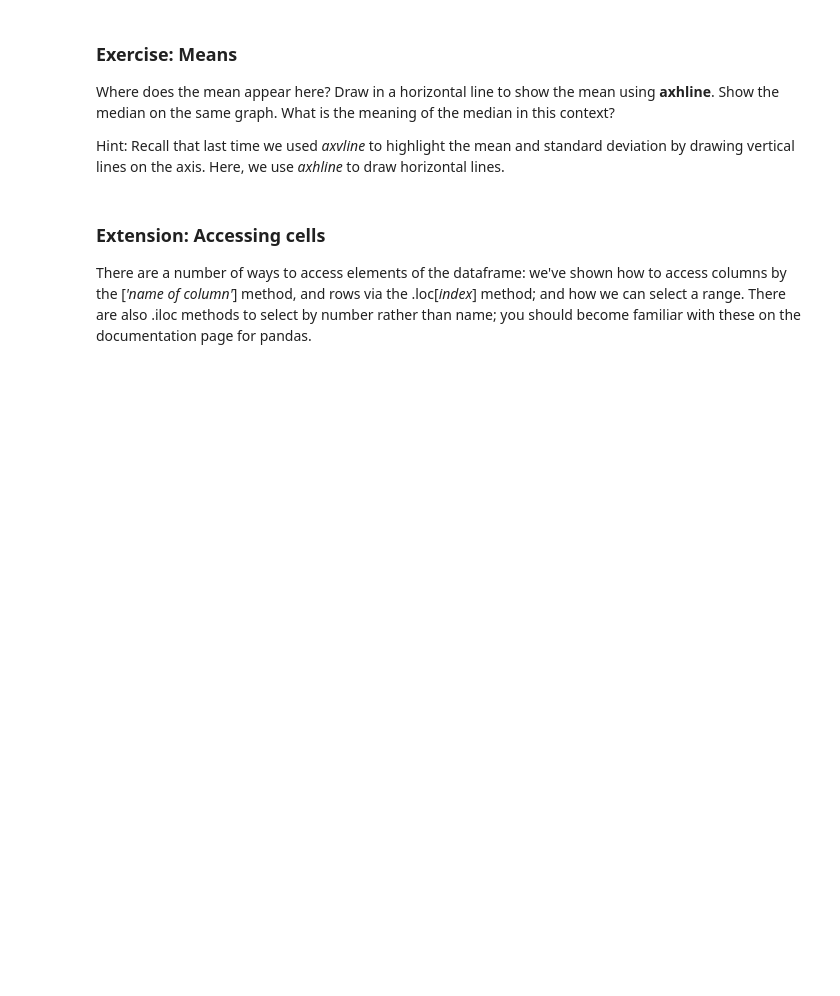
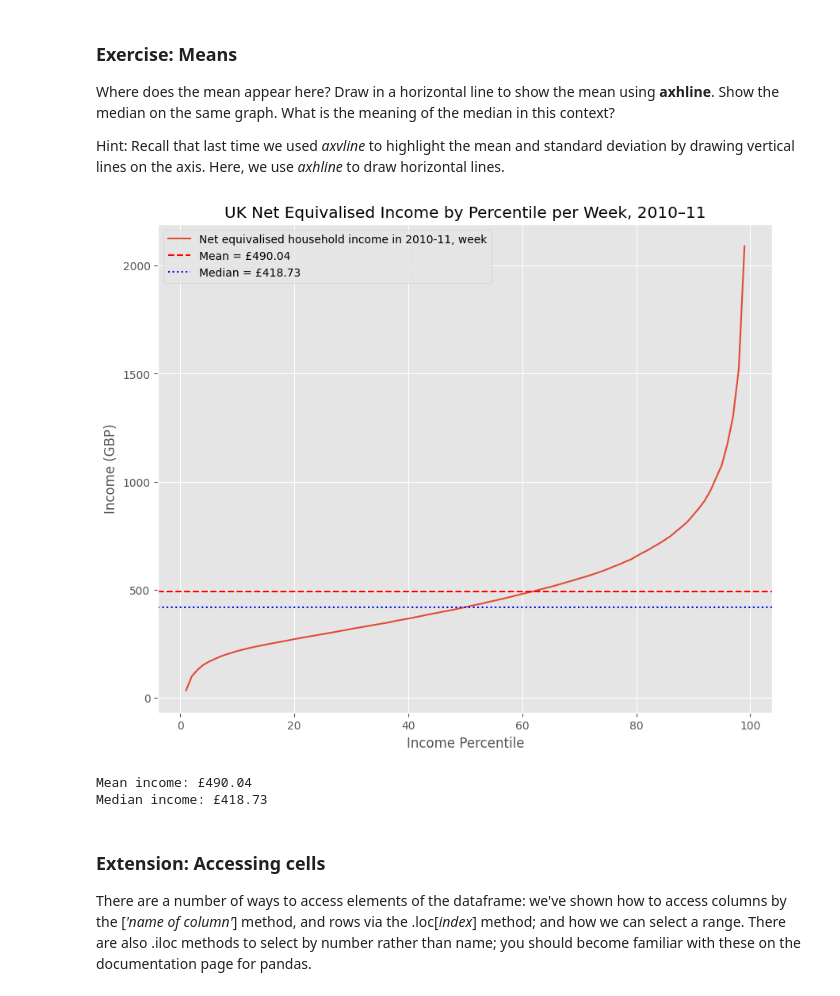
Before and after one commit to milanhassanucl/QM2, a Jupyter notebook: W2_Working_with_Data_in_Pandas.ipynb, the cells around one changed output. Cells and saved outputs as stored; diff of their text form; code cells hidden in the pictures; blank space fills up the shorter version.

```diff
--- a/W2_Working_with_Data_in_Pandas.ipynb
+++ b/W2_Working_with_Data_in_Pandas.ipynb
@@ -211,6 +220,41 @@ We see a curve that is pretty linear in the middle region, but curves rapidly up
 Where does the mean appear here? Draw in a horizontal line to show the mean using **axhline**. Show the median on the same graph. What is the meaning of the median in this context?
 
 Hint: Recall that last time we used *axvline* to highlight the mean and standard deviation by drawing vertical lines on the axis. Here, we use *axhline* to draw horizontal lines.
+# %%
+import pandas as pd
+import matplotlib.pyplot as plt
+
+# Load the data
+data_path = "./data/wk2/incomes.csv"
+income = pd.read_csv(data_path, index_col=0)
+
+# Select the income column
+income_col = 'Net equivalised household income in 2010-11, week'
+incomes = income[income_col]
+
+# Calculate mean and median
+mean_income = incomes.mean()
+median_income = incomes.median()
+
+# Plot income by percentile
+incomes.plot()
+plt.title('UK Net Equivalised Income by Percentile per Week, 2010–11')
+plt.xlabel('Income Percentile')
+plt.ylabel('Income (GBP)')
+
+# Draw horizontal lines for mean and median
+plt.axhline(mean_income, color='red', linestyle='--', label=f'Mean = £{mean_income:.2f}')
+plt.axhline(median_income, color='blue', linestyle=':', label=f'Median = £{median_income:.2f}')
+
+plt.legend()
+plt.show()
+
+print(f"Mean income: £{mean_income:.2f}")
+print(f"Median income: £{median_income:.2f}")
+# %% [output]
+[figure, added]
+Mean income: £490.04
+Median income: £418.73
 # %% [markdown]
 ### Extension: Accessing cells
 
```
Also changed, not shown: parts of 19 cells of this notebook.
